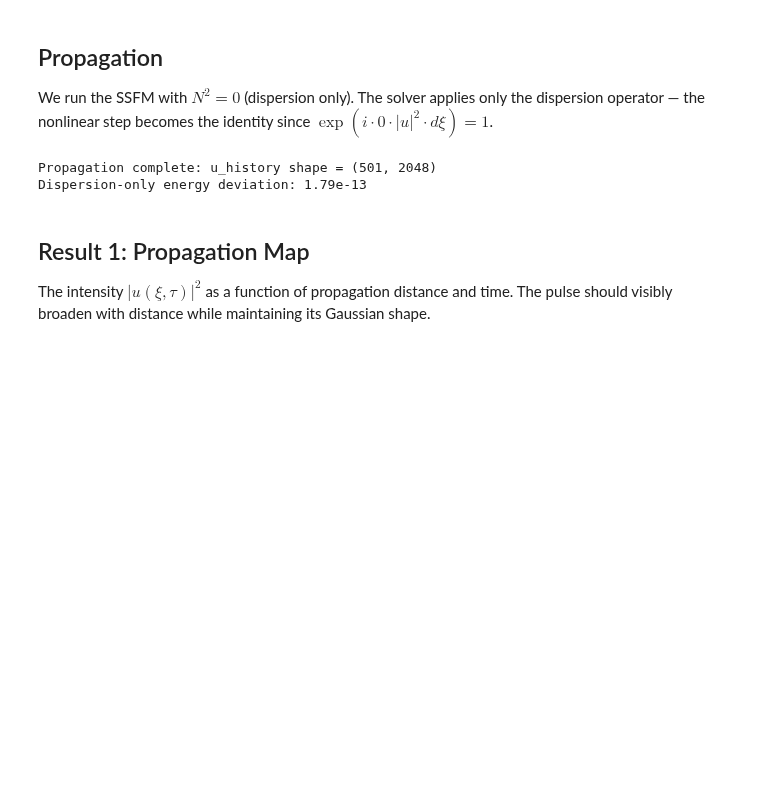
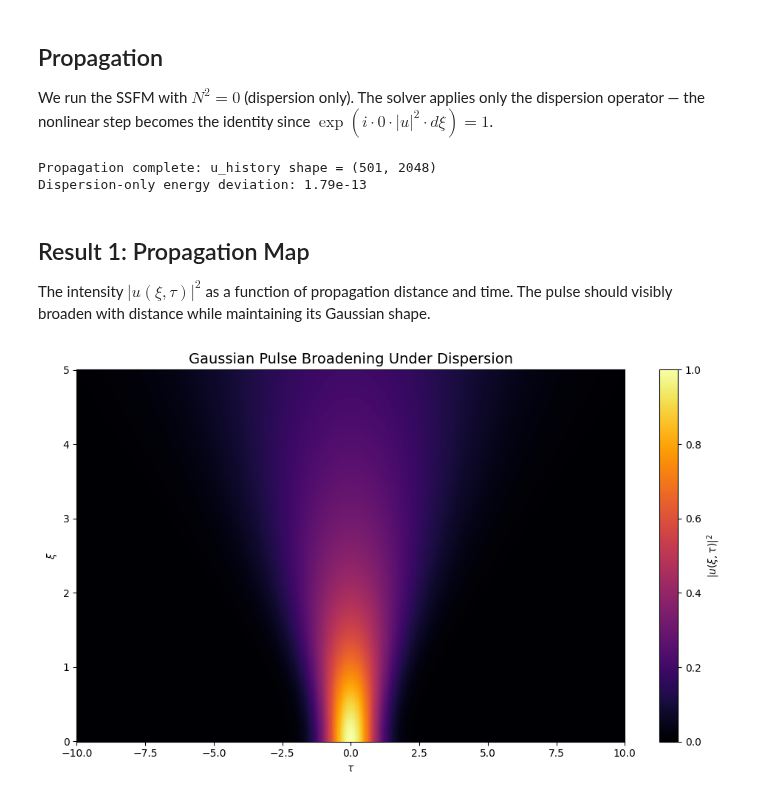
Before and after one commit to abbas-ahmad-cowlar/split-step-fourier-nlse, a Jupyter notebook: notebooks/01_dispersion.ipynb, the cells around one changed output. Cells and saved outputs as stored; diff of their text form; code cells hidden in the pictures; blank space fills up the shorter version.

Commit message:
Save 01 dispersion figure output

```diff
--- a/notebooks/01_dispersion.ipynb
+++ b/notebooks/01_dispersion.ipynb
@@ -124,3 +124,18 @@ Dispersion-only energy deviation: 1.79e-13
 
 The intensity $|u(\xi, \tau)|^2$ as a function of propagation distance and time. The pulse
 should visibly broaden with distance while maintaining its Gaussian shape.
+# %%
+fig, ax = plt.subplots(figsize=(10, 6))
+im = plot_propagation_map(
+    ax, tau, xi_arr, u_hist,
+    tau_lim=(-10, 10),
+    cmap='inferno',
+    title='Gaussian Pulse Broadening Under Dispersion',
+)
+ax.set_title('Gaussian Pulse Broadening Under Dispersion', fontsize=14)
+fig.colorbar(im, ax=ax, label=r'$|u(\xi,\tau)|^2$')
+fig.tight_layout()
+save_figure(fig, FIG_DIR / "nb01_propagation_map.png")
+plt.show()
+# %% [output]
+[figure, added]
```
